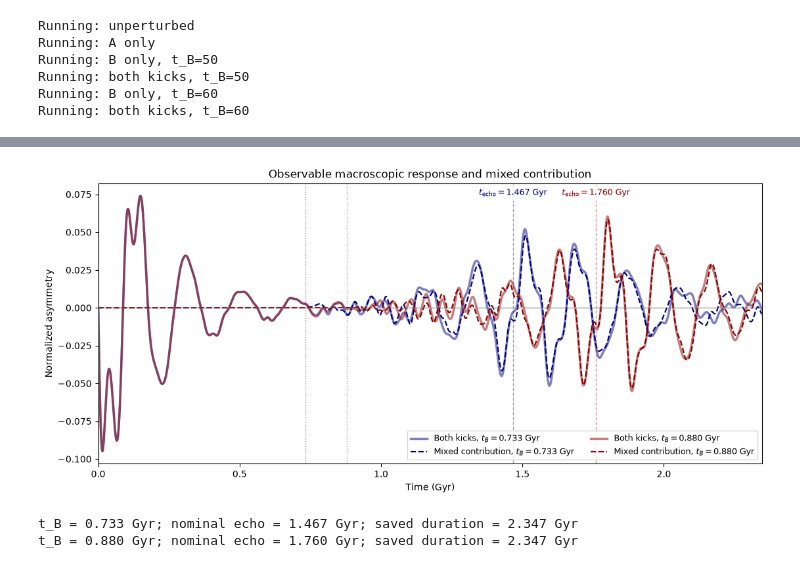
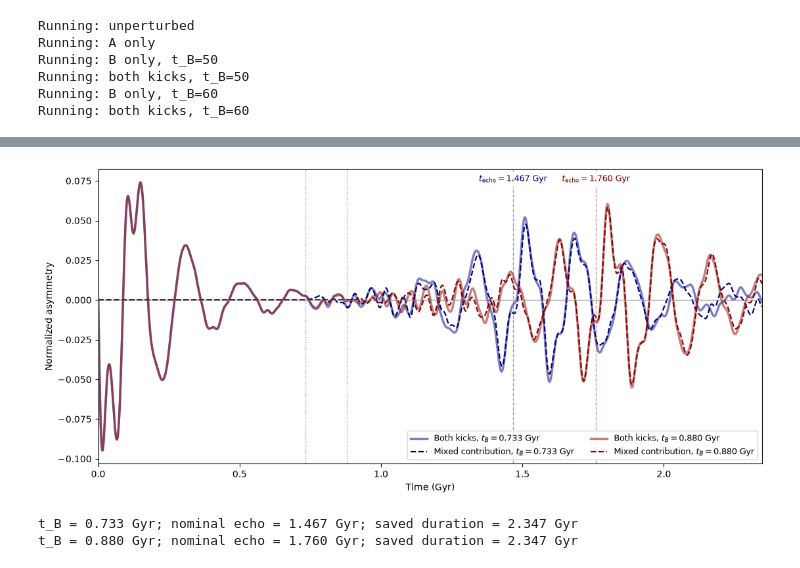
Before and after one commit to Stryder984/galactic-echoes, a Jupyter notebook: SelfGravitatingEcho.ipynb, the cells around one changed output, grey strips where cells are left out. Saved outputs shown, nothing was run; the diff lists cells and outputs as text; code cells hidden in the pictures.

```diff
--- a/SelfGravitatingEcho.ipynb
+++ b/SelfGravitatingEcho.ipynb
@@ -239,35 +240,35 @@ for delay_index, t_B_case in enumerate(t_B_values):
     # Build the time axis from the saved simulation length.
     t_code = np.arange(len(S0)) * dt
     t_echo_code = 2 * t_B_case - t_A
     if t_code[-1] < t_echo_code + 20.0 - 1e-9:
         raise ValueError("Record at least 20 time units beyond each nominal echo.")
     t_gyr = t_code * time_unit_Gyr
     t_B_gyr = t_B_case * time_unit_Gyr
     t_echo_gyr = t_echo_code * time_unit_Gyr
     color = ("navy", "darkred")[delay_index % 2]
 
     ax.plot(t_gyr, SAB, color=color, lw=2.5, alpha=0.5,
             label=rf"Both kicks, $t_B={t_B_gyr:.3f}$ Gyr")
     ax.plot(t_gyr, Smix, color=color, ls="--", lw=1.6,
             label=rf"Mixed contribution, $t_B={t_B_gyr:.3f}$ Gyr")
     ax.axvline(t_B_gyr, color=color, ls=":", lw=1, alpha=0.45)
     ax.axvline(t_echo_gyr, color=color, ls="--", lw=1, alpha=0.4)
     ax.text(t_echo_gyr, 0.98,
             rf"$t_{{\rm echo}}={t_echo_gyr:.3f}$ Gyr",
             transform=ax.get_xaxis_transform(), ha="center", va="top",
             color=color, fontsize=9,
             bbox=dict(facecolor="white", edgecolor="none", alpha=0.8))
 
 ax.axhline(0, color="gray", lw=0.8)
 ax.set_xlim(0, max((len(results_by_delay[value]["0"][1]) - 1) * dt
                    for value in t_B_values) * time_unit_Gyr)
 ax.set_xlabel("Time (Gyr)")
 ax.set_ylabel("Normalized asymmetry")
-ax.set_title("Observable macroscopic response and mixed contribution")
 ax.legend(ncol=2, loc="lower right", fontsize=9)
+fig.savefig("echo_comparison.pdf", bbox_inches="tight")
 plt.show()
 # %% [output]
-[figure, old version]
+[figure, new version]
 # %%
 # Times for both saved experiments, using the scaling in the plot above.
 for t_B_case in t_B_values:
```
Also changed, not shown: parts of 1 cell of this notebook, 2 other files.
